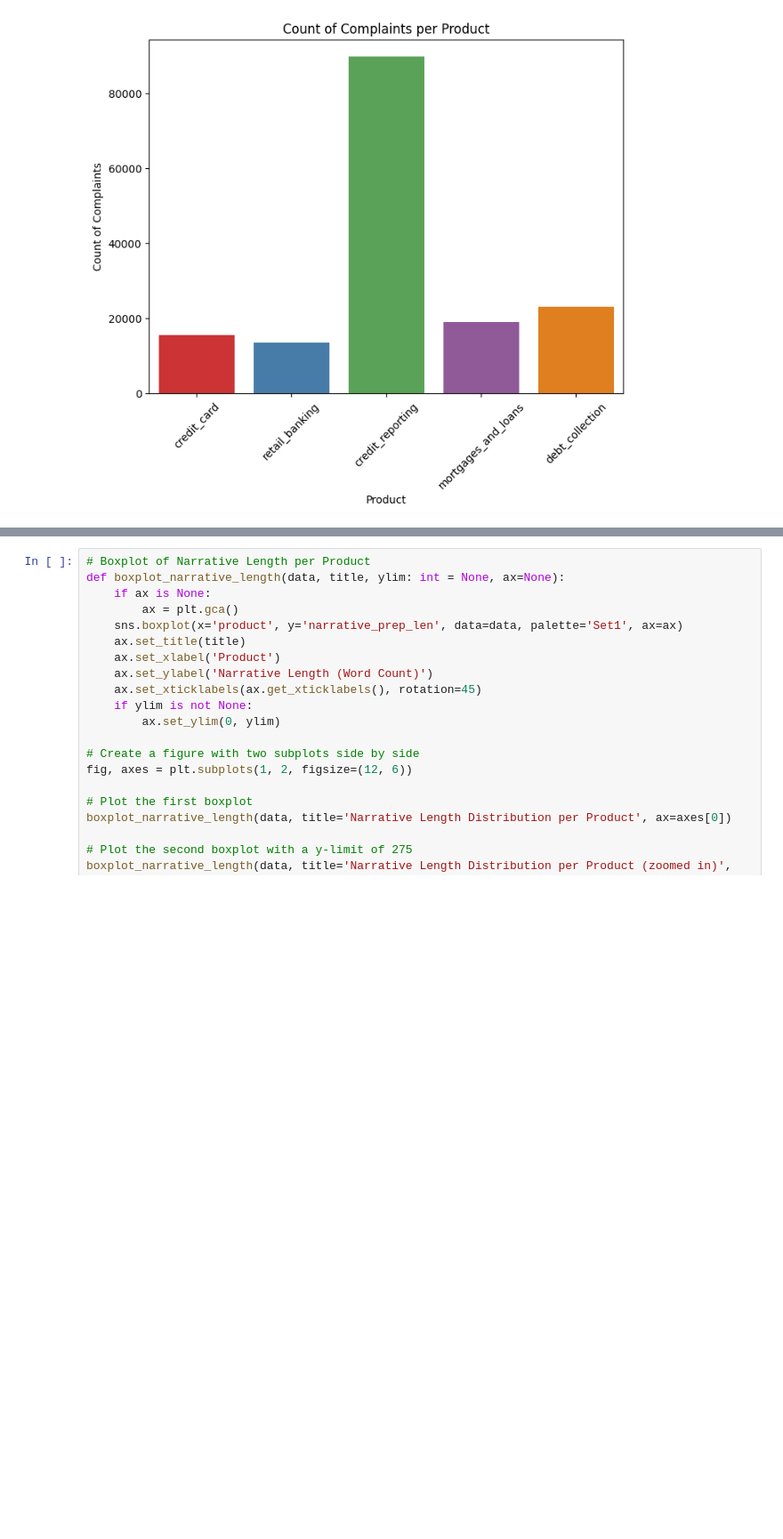
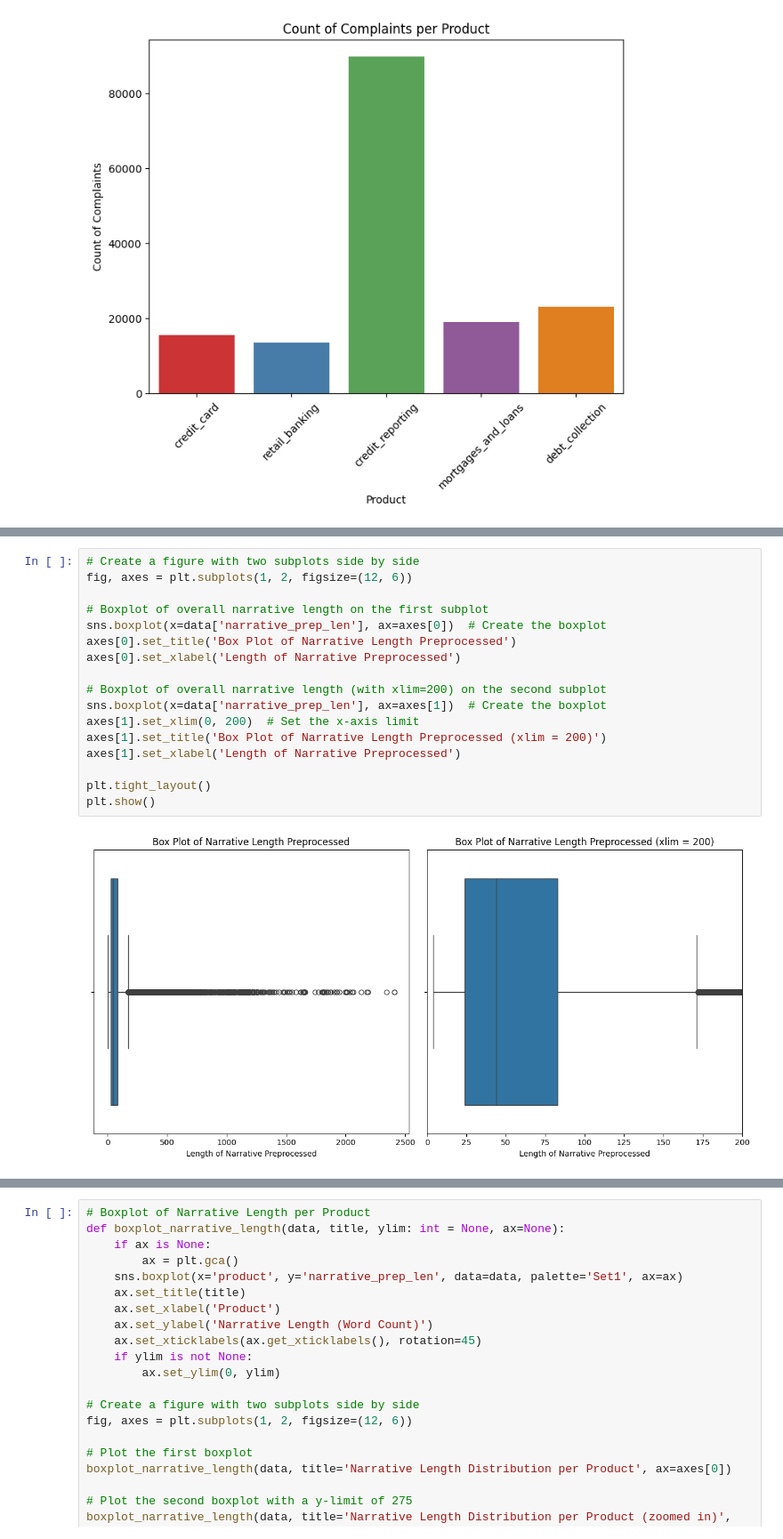
Before and after one commit to JasiaAlam/MDS_NLP, a Jupyter notebook: NLP_EDA.ipynb, the cells around one changed output, grey strips where cells are left out. Shown at 89% size. Saved outputs shown, nothing was run; the diff lists cells and outputs as text; blank space fills up the shorter version.

```diff
--- a/NLP_EDA.ipynb
+++ b/NLP_EDA.ipynb
@@ -131,0 +166,19 @@ plt.show()
+# %%
+# Create a figure with two subplots side by side
+fig, axes = plt.subplots(1, 2, figsize=(12, 6))
+
+# Boxplot of overall narrative length on the first subplot
+sns.boxplot(x=data['narrative_prep_len'], ax=axes[0])  # Create the boxplot
+axes[0].set_title('Box Plot of Narrative Length Preprocessed')
+axes[0].set_xlabel('Length of Narrative Preprocessed')
+
+# Boxplot of overall narrative length (with xlim=200) on the second subplot
+sns.boxplot(x=data['narrative_prep_len'], ax=axes[1])  # Create the boxplot
+axes[1].set_xlim(0, 200)  # Set the x-axis limit
+axes[1].set_title('Box Plot of Narrative Length Preprocessed (xlim = 200)')
+axes[1].set_xlabel('Length of Narrative Preprocessed')
+
+plt.tight_layout()
+plt.show()
+# %% [output]
+[figure, added]
```
Also changed, not shown: parts of 21 cells of this notebook.
